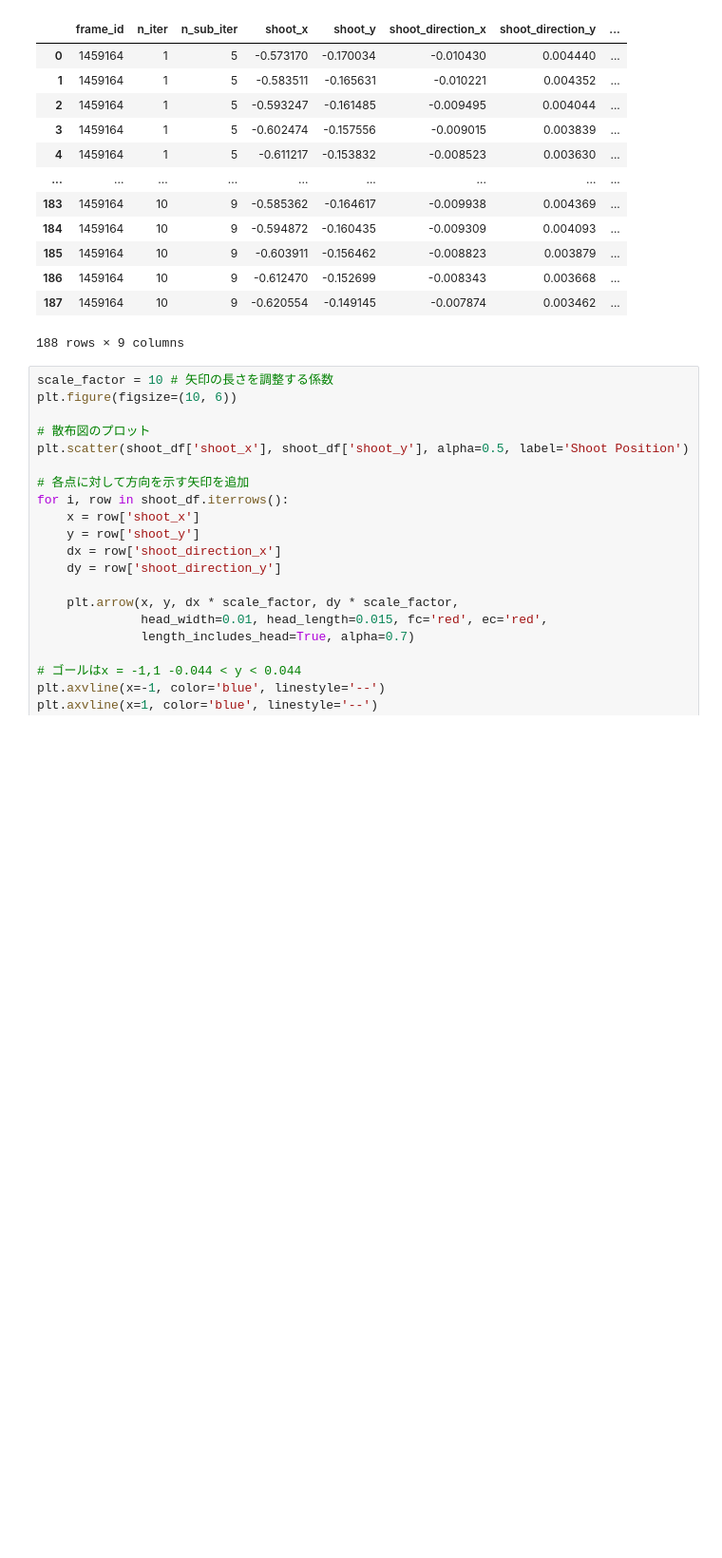
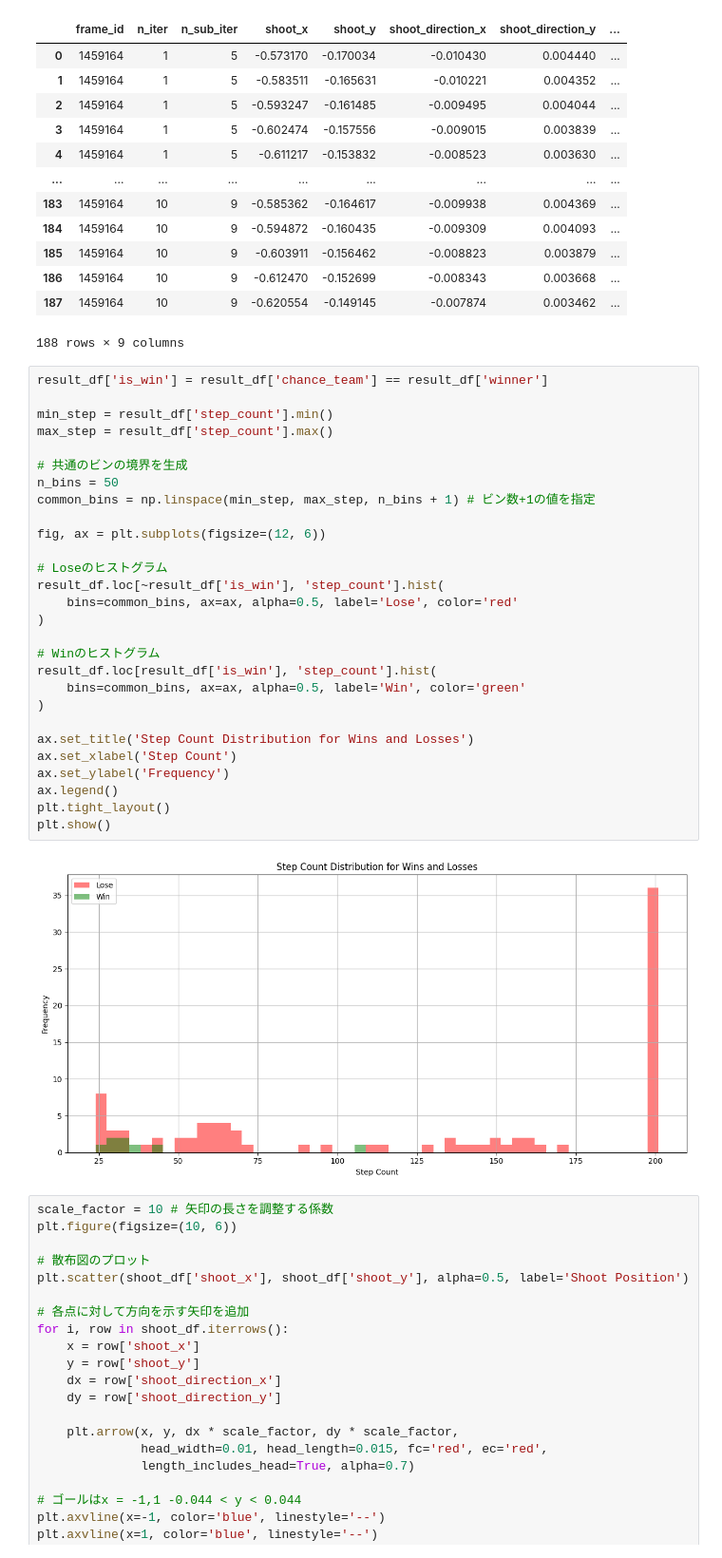
Before and after one commit to rakawanegan/pbl-ssc_with_gfootball, a Jupyter notebook: notebooks/analysis.ipynb, the cells around one changed output. Shown: that part at 95% size. Cells and saved outputs as stored; diff of their text form; blank space fills up the shorter version.

```diff
--- a/notebooks/analysis.ipynb
+++ b/notebooks/analysis.ipynb
@@ -44,6 +45,36 @@ shoot_df
 | 186 | 1459164 | 10 | 9 | -0.612470 | -0.152699 | -0.008343 | 0.003668 | ... |
 | 187 | 1459164 | 10 | 9 | -0.620554 | -0.149145 | -0.007874 | 0.003462 | ... |
 188 rows × 9 columns
+# %%
+result_df['is_win'] = result_df['chance_team'] == result_df['winner']
+
+min_step = result_df['step_count'].min()
+max_step = result_df['step_count'].max()
+
+# 共通のビンの境界を生成
+n_bins = 50
+common_bins = np.linspace(min_step, max_step, n_bins + 1) # ビン数+1の値を指定
+
+fig, ax = plt.subplots(figsize=(12, 6))
+
+# Loseのヒストグラム
+result_df.loc[~result_df['is_win'], 'step_count'].hist(
+    bins=common_bins, ax=ax, alpha=0.5, label='Lose', color='red'
+)
+
+# Winのヒストグラム
+result_df.loc[result_df['is_win'], 'step_count'].hist(
+    bins=common_bins, ax=ax, alpha=0.5, label='Win', color='green'
+)
+
+ax.set_title('Step Count Distribution for Wins and Losses')
+ax.set_xlabel('Step Count')
+ax.set_ylabel('Frequency')
+ax.legend()
+plt.tight_layout()
+plt.show()
+# %% [output]
+[figure, added]
 # %%
 scale_factor = 10 # 矢印の長さを調整する係数
 plt.figure(figsize=(10, 6))
```
Also changed, not shown: parts of 2 cells of this notebook.
